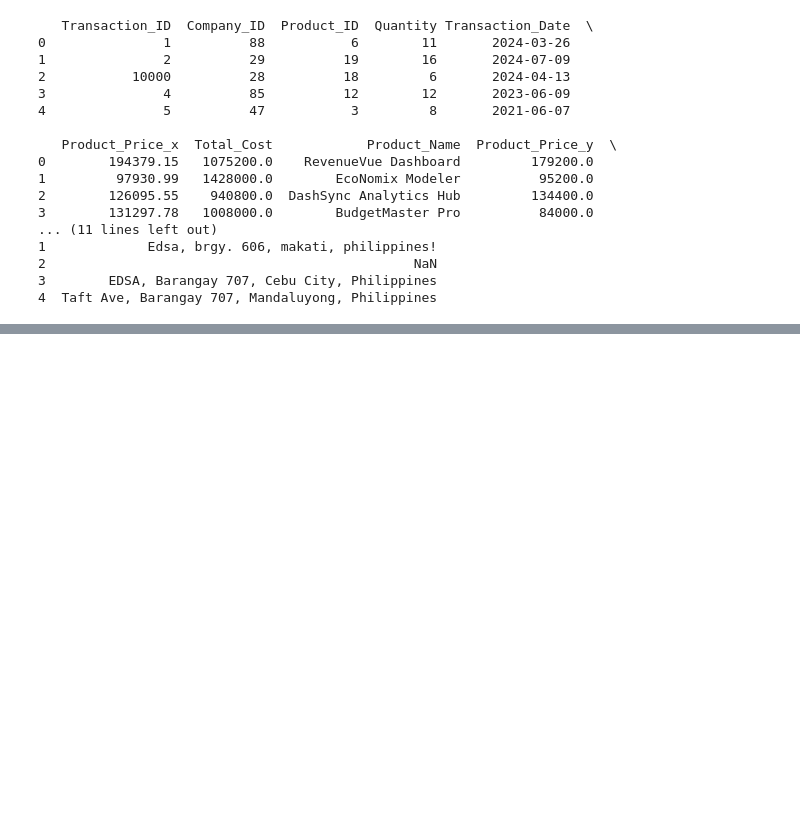
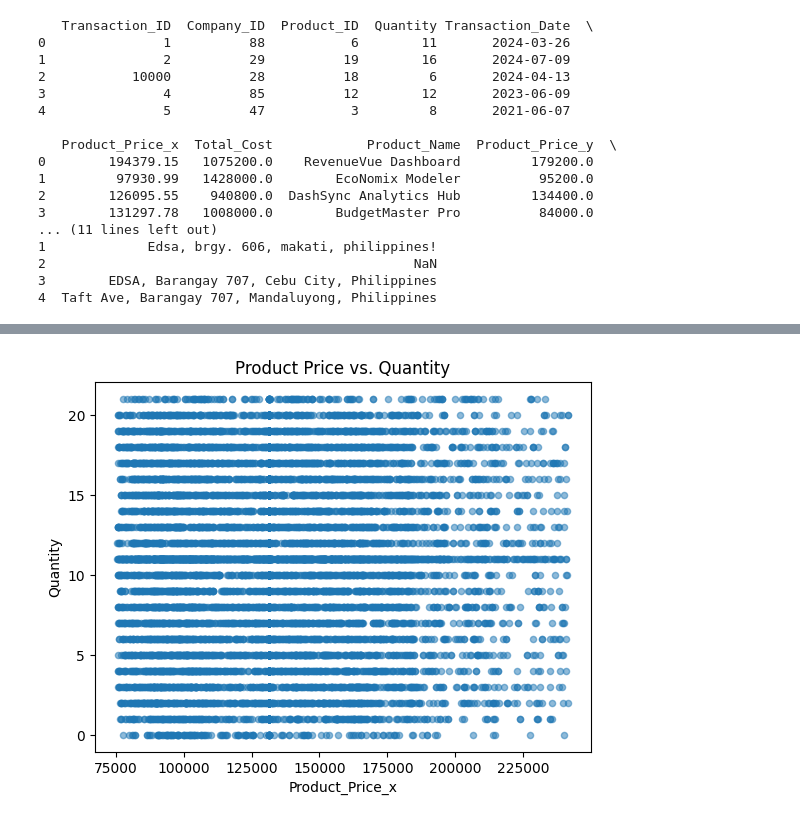
Before and after one commit to atrabaja/MachineLearning_FinMark, a Jupyter notebook: MS1.ipynb, the cells around one changed output, grey strips where cells are left out. Cells and saved outputs as stored; diff of their text form; code cells hidden in the pictures; blank space fills up the shorter version.

```diff
--- a/MS1.ipynb
+++ b/MS1.ipynb
@@ -566,0 +609,7 @@ dtype: object
+# %%
+# Scatter plot to check relationships between features
+final_merged_data.plot.scatter(x='Product_Price_x', y='Quantity', alpha=0.5)
+plt.title('Product Price vs. Quantity')
+plt.show()
+# %% [output]
+[figure, added]
```
Also changed, not shown: parts of 8 cells of this notebook.
